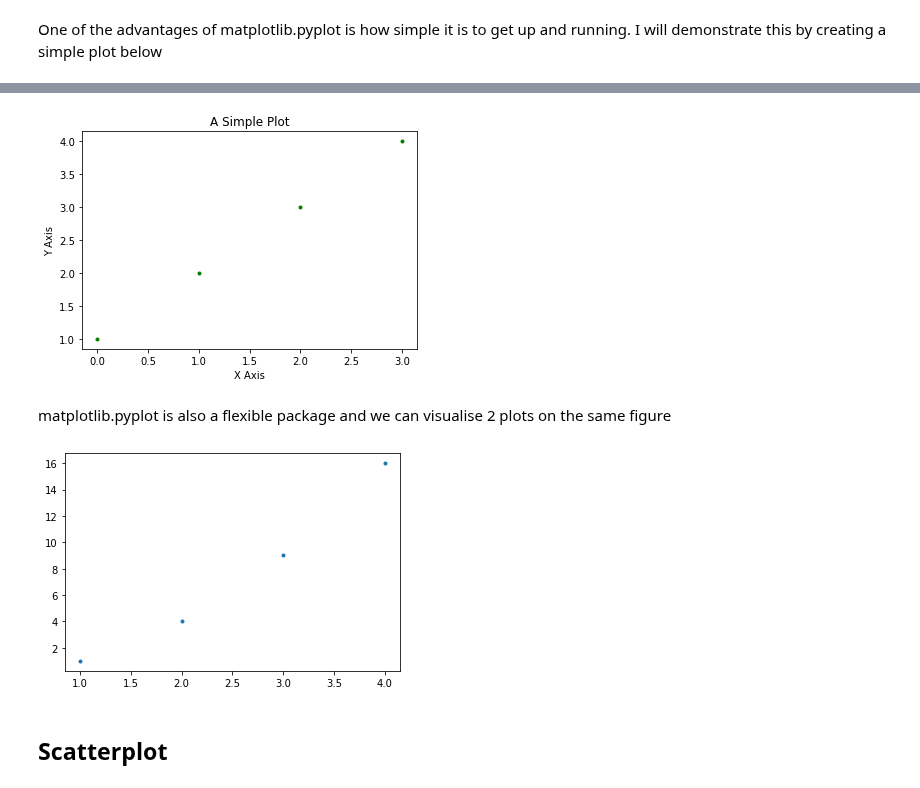
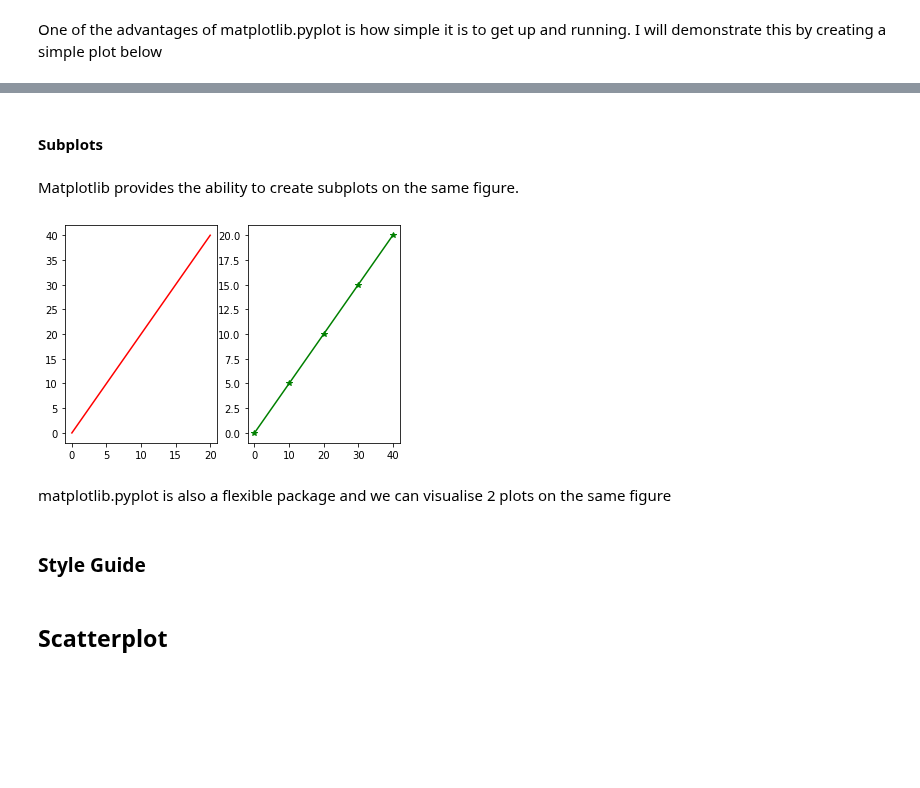
Before and after one commit to kmcd14/FofData-assessment, a Jupyter notebook: pyplot.ipynb, the cells around one changed output, grey strips where cells are left out. Saved outputs shown, nothing was run; the diff lists cells and outputs as text; code cells hidden in the pictures; blank space fills up the shorter version.

Commit message:
add and improving on basic plot and subplot code

```diff
--- a/pyplot.ipynb
+++ b/pyplot.ipynb
@@ -47,0 +55,3 @@ Another advantage is how customisble these plots can be. I will demonstrate this
+# %%
+x = np.linspace(0, 20, 5)
+y = x*2
@@ -48,20 +77,26 @@ Another advantage is how customisble these plots can be. I will demonstrate this
+# %% [markdown]
+#### Subplots
+# %% [markdown]
+Matplotlib provides the ability to create subplots on the same figure.
 # %%
-# Plotting
-plt.plot([1, 2, 3, 4], 'g.') # Styling the values as greeen dots.
+# Plotting first plot (nrows, ncols, plot number)
+plt.subplot(1,2,1)
+plt.plot(x, y, 'r-') # Values, colours and style
+
+# Plotting second plot (nrows, ncols, plot number)
+plt.subplot(1,2,2) # Values, colours and style
+plt.plot(y, x, 'g*-');
+
 
 # Adding a title and labelling the axes.
-plt.title('A Simple Plot')
+'''plt.title('Sub Plot')
 plt.xlabel('X Axis')
 plt.ylabel('Y Axis')
-
+'''
 plt.show() # Showing the plot
 # %% [output]
-[figure, old version]
+[figure, new version]
 # %% [markdown]
  matplotlib.pyplot is also a flexible package and we can visualise 2 plots on the same figure
-# %%
-# Plotting
-plt.plot([1, 2, 3, 4], [1, 4, 9, 16], '.') # First value is x, second value is y axis.
-plt.show()
-# %% [output]
-[figure, removed]
+# %% [markdown]
+### Style Guide
```
Also changed, not shown: parts of 12 cells of this notebook.
